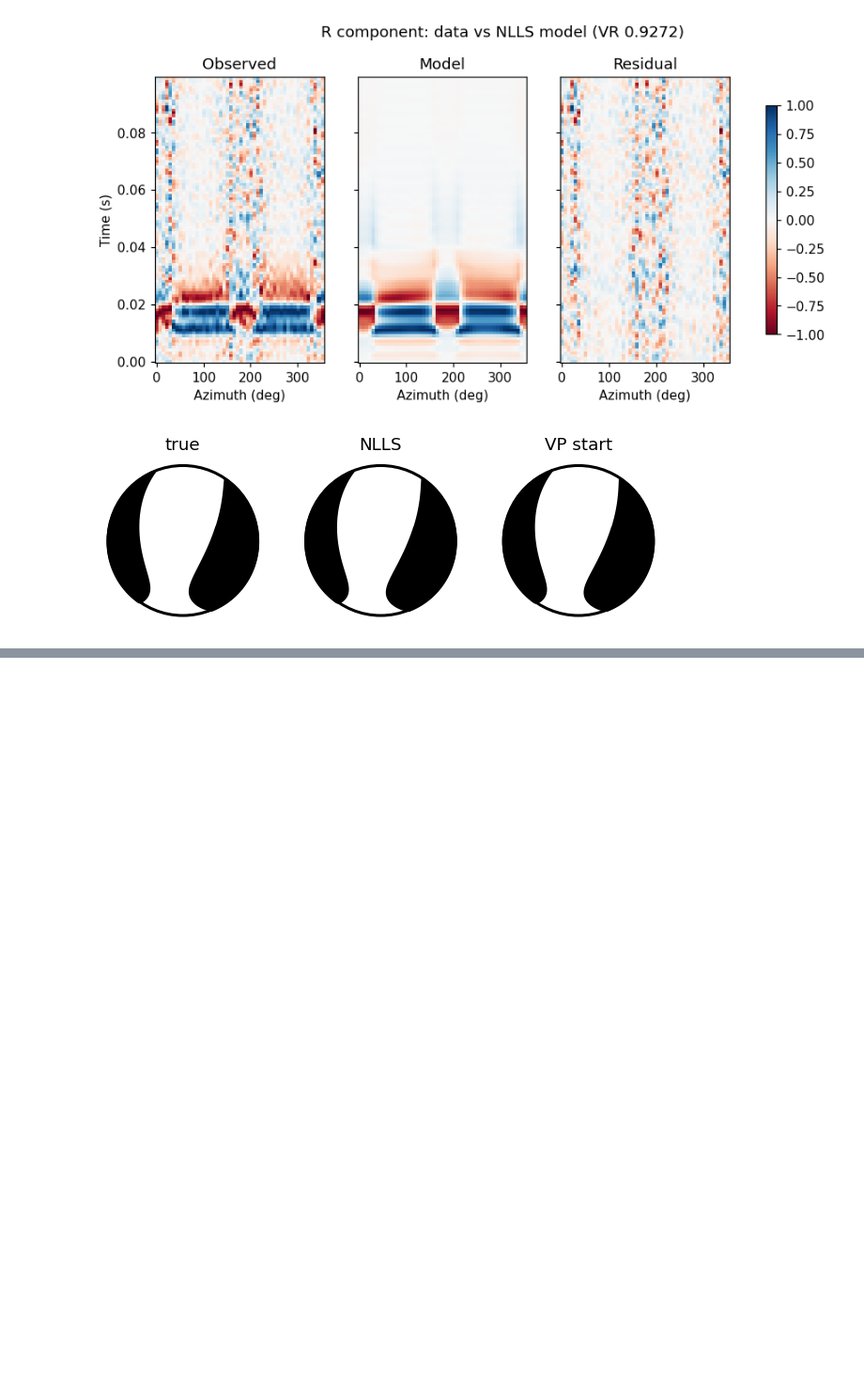
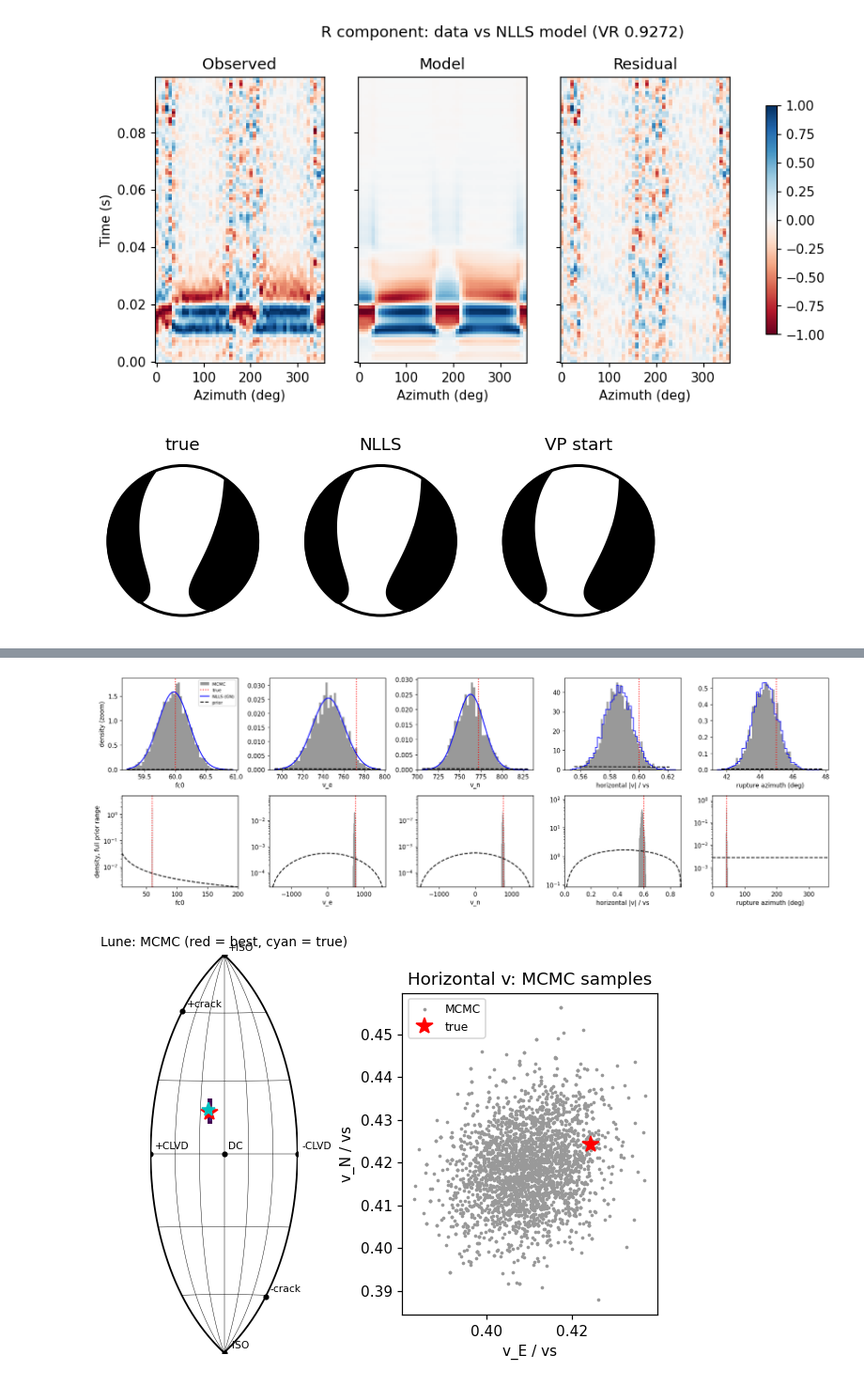
Before and after one commit to TomSHudson/unshake, a Jupyter notebook: examples/directional_inversion_demo.ipynb, the cells around one changed output, grey strips where cells are left out. Shown at 94% size. Drawn from its saved outputs; the diff is of its cells as text; code cells hidden in the pictures; blank space fills up the shorter version.

```diff
--- a/examples/directional_inversion_demo.ipynb
+++ b/examples/directional_inversion_demo.ipynb
@@ -245 +343,64 @@ for ax, (lab, m6) in zip(axes, (('true', m_true), ('NLLS', p_hat[:6]), ('VP star
+# %%
+# Marginals: MCMC histograms (grey) vs the NLLS Gauss-Newton Gaussian (blue) and the prior (black dashed).
+# Top row: zoomed on the posterior. Bottom row: the full prior support, log density.
+from scipy.stats import chi2, norm
+vr_m, az_m, _ = model_ls.rupture(res_mcmc.params)
+sig_v, v_max = model_ls.sigma_v, model_ls.v_max
+z_v = chi2.cdf((v_max / sig_v) ** 2, 3)                     # P(|v| <= v_max) of the untruncated Gaussian
+
+def prior_pdf(j, x):
+    """Marginal prior density (as in model.log_prior) of fc0 (j = 6) or one component of v (j = 7, 8, 9)."""
+    if j == 6:                                              # log-uniform over fc0_range
+        lo, hi = model_ls.fc0_range
+        return np.where((x >= lo) & (x <= hi), 1.0 / (x * np.log(hi / lo)), 0.0)
+    r2 = np.clip(v_max ** 2 - x ** 2, 0.0, None)            # the other two components must fit in the ball
+    return norm.pdf(x, 0.0, sig_v) * (1.0 - np.exp(-0.5 * r2 / sig_v ** 2)) / z_v
+
+def prior_pdf_vh(x):
+    """Prior density of the horizontal speed |(v_E, v_N)| / vs."""
+    h = x * vs
+    r = np.sqrt(np.clip(v_max ** 2 - h ** 2, 0.0, None))   # room left for v_U
+    return vs * h / sig_v ** 2 * np.exp(-0.5 * (h / sig_v) ** 2) * (2.0 * norm.cdf(r / sig_v) - 1.0) / z_v
+
+# (posterior samples, GN draws or None, GN pdf or None, prior pdf, full prior range, true value, label)
+panels = [(res_mcmc.params[:, j], None, lambda xx, j=j: norm.pdf(xx, p_hat[j], sd[j]),
+           lambda xx, j=j: prior_pdf(j, xx), rng_j, p_true[j], names[j])
+          for j, rng_j in ((6, model_ls.fc0_range), (7, (-v_max, v_max)), (8, (-v_max, v_max)))]
+panels += [(np.hypot(*res_mcmc.params[:, 7:9].T) / vs, np.hypot(draws[:, 7], draws[:, 8]) / vs, None,
+            prior_pdf_vh, (0.0, v_max / vs), 0.6, 'horizontal |v| / vs'),
+           (az_m, az_d, None, lambda a: np.full_like(a, 1.0 / 360.0),   # isotropic prior: uniform azimuth
+            (0.0, 360.0), az_t, 'rupture azimuth (deg)')]
+
+fig, axes = plt.subplots(2, 5, figsize=(17, 5.5))
+for (ax, ax_f), (x, xd, gn, pr, (lo, hi), xt, lab) in zip(axes.T, panels):
+    xx = np.linspace(x.min(), x.max(), 200)
+    for a in (ax, ax_f):
+        dens = a.hist(x, 50, density=True, color='0.6', label='MCMC')[0]
+        a.axvline(xt, color='r', ls=':', label='true')
+        a.set(xlabel=lab)
+    if xd is not None:
+        ax.hist(xd, 50, density=True, histtype='step', color='b', label='NLLS (GN)')
+    if gn is not None:
+        ax.plot(xx, gn(xx), 'b', label='NLLS (GN)')
+    ax.plot(xx, pr(xx), 'k--', label='prior')
+    xx_f = np.linspace(lo, hi, 1000)                        # full prior support (GN omitted: it matches MCMC)
+    p_f = pr(xx_f)
+    ax_f.plot(xx_f, p_f, 'k--')
+    ax_f.set(xlim=(lo, hi), yscale='log', ylim=(0.05 * p_f.max(), 3.0 * max(dens.max(), p_f.max())))
+axes[0, 0].legend(fontsize=7)
+axes[0, 0].set_ylabel('density (zoom)')
+axes[1, 0].set_ylabel('density, full prior range')
+plt.tight_layout()
+
+fig, axes = plt.subplots(1, 2, figsize=(7, 5))
+plot.lune(result=res_mcmc, ax=axes[0], bins=(60, 120))
+axes[0].plot(*plot._hammer(*np.radians([g_t, de_t])), 'c*', ms=10)
+axes[0].set_title('Lune: MCMC (red = best, cyan = true)', fontsize=9)
+axes[1].scatter(*res_mcmc.params[::5, 7:9].T / vs, s=2, c='0.6', label='MCMC')
+axes[1].plot(*(v_true[:2] / vs), 'r*', ms=12, label='true')
+axes[1].set(xlabel='v_E / vs', ylabel='v_N / vs', aspect='equal', title='Horizontal v: MCMC samples')
+axes[1].legend(fontsize=8);
+# %% [output]
+[figure, added]
+[figure, added]
 # %% [markdown]
```
Also changed, not shown: parts of 16 cells of this notebook, 9 other files.
